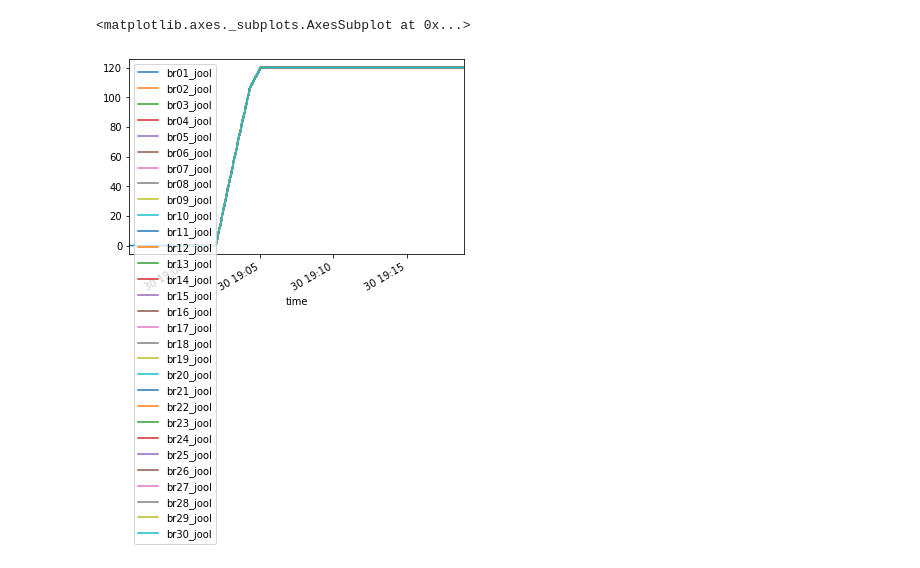
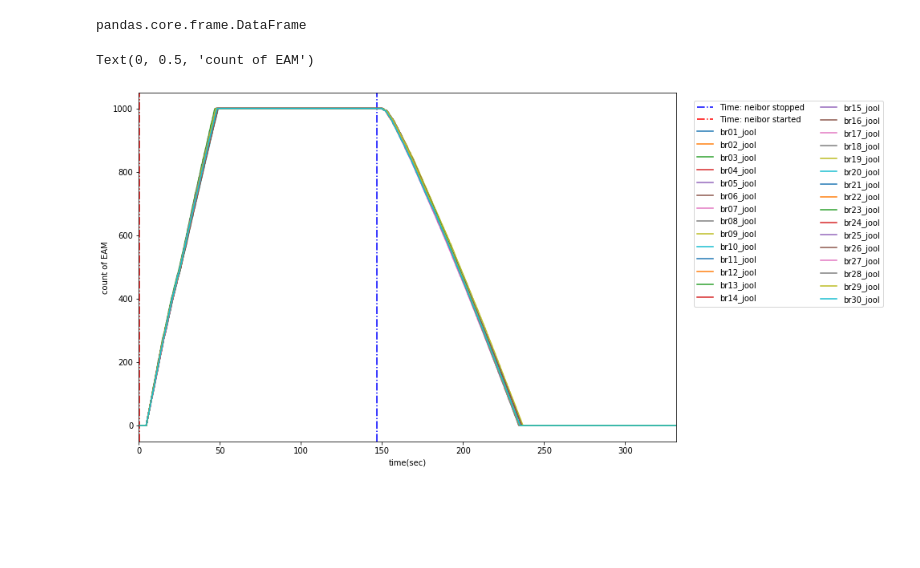
Before and after one commit to yas-nyan/eval-thesis, a Jupyter notebook: monitor/plot_br.ipynb, the cells around one changed output. Saved outputs shown, nothing was run; the diff lists cells and outputs as text; code cells hidden in the pictures; blank space fills up the shorter version.

```diff
--- a/monitor/plot_br.ipynb
+++ b/monitor/plot_br.ipynb
@@ -62 +76,8 @@ merged
+# %%
+type(hoge)
+# %% [output]
+pandas.core.frame.DataFrame
+# %%
+# 300インデックスまでは消す
+make_sense_df = merged
 # %%
@@ -64,8 +85,3 @@ merged.to_csv("hoge.csv")
 # %%
 coluｍns_j = [f"{host}_jool" for host in hosts ]
 coluｍns_b = [f"{host}_gobgp" for host in hosts ]
-# %%
-merged[columns_j].plot()
-# %% [output]
-<matplotlib.axes._subplots.AxesSubplot at 0x...>
-[figure, removed]
@@ -71,0 +90,19 @@ merged[columns_j].plot()
+# %%
+end_offset = end_time - start_time - 1 # 適当に-1秒する...
+# %%
+# グラフ作成
+fig = plt.figure(figsize=(12,8))
+
+ax = fig.add_subplot(111)
+end_line = ax.axvline(end_offset, ls = "-.", color = "blue")
+start_line = ax.axvline(0.1, ls = "-.", color = "red")
+end_line.set_label("Time: neibor stopped")
+start_line.set_label("Time: neibor started")
+make_sense_df[columns_j].plot(ax=ax,style="-")
+ax.legend(bbox_to_anchor=(1.4, 1), loc='upper right', borderaxespad=1,fontsize=10,ncol=2,)
+
+ax.set_xlabel("time(sec)")
+ax.set_ylabel("count of EAM")
+# %% [output]
+Text(0, 0.5, 'count of EAM')
+[figure, added]
```
Also changed, not shown: parts of 9 cells of this notebook, 31 other files.
